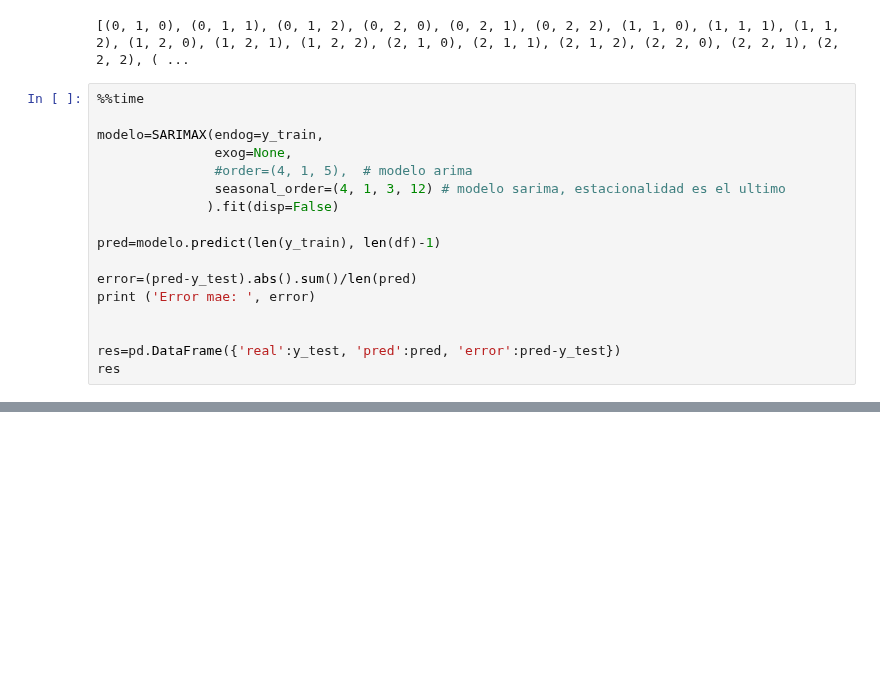
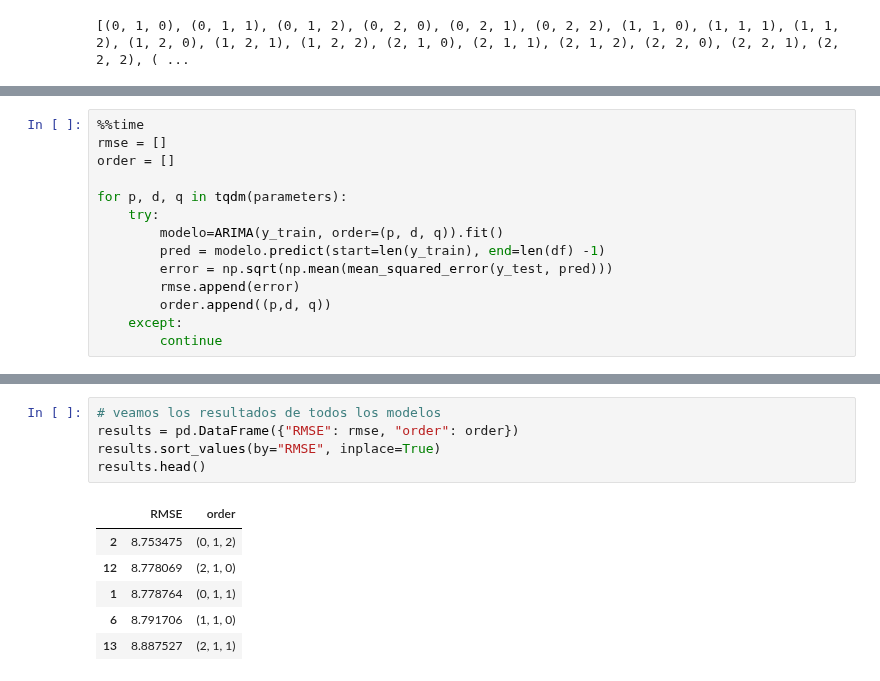
Before and after one commit to charlieciordia/AQ-MAD, a Jupyter notebook: notebook/df_38.ipynb, the cells around one changed output, grey strips where cells are left out. Cells and saved outputs as stored; diff of their text form; blank space fills up the shorter version.

```diff
--- a/notebook/df_38.ipynb
+++ b/notebook/df_38.ipynb
@@ -152,20 +152,3 @@ parameters = list(product(ps,ds, qs))
 print(parameters)
 # %% [output]
 [(0, 1, 0), (0, 1, 1), (0, 1, 2), (0, 2, 0), (0, 2, 1), (0, 2, 2), (1, 1, 0), (1, 1, 1), (1, 1, 2), (1, 2, 0), (1, 2, 1), (1, 2, 2), (2, 1, 0), (2, 1, 1), (2, 1, 2), (2, 2, 0), (2, 2, 1), (2, 2, 2), ( ...
-# %%
-%%time
-
-modelo=SARIMAX(endog=y_train,
-               exog=None,
-               #order=(4, 1, 5),  # modelo arima
-               seasonal_order=(4, 1, 3, 12) # modelo sarima, estacionalidad es el ultimo
-              ).fit(disp=False)
-
-pred=modelo.predict(len(y_train), len(df)-1)
-
-error=(pred-y_test).abs().sum()/len(pred)
-print ('Error mae: ', error)
-
-
-res=pd.DataFrame({'real':y_test, 'pred':pred, 'error':pred-y_test})
-res
@@ -197,0 +155,14 @@ plt.plot(res["real"], c = "black");
+# %%
+%%time
+rmse = []
+order = []
+
+for p, d, q in tqdm(parameters):
+    try:
+        modelo=ARIMA(y_train, order=(p, d, q)).fit()
+        pred = modelo.predict(start=len(y_train), end=len(df) -1)
+        error = np.sqrt(np.mean(mean_squared_error(y_test, pred)))
+        rmse.append(error)
+        order.append((p,d, q))
+    except:
+        continue
@@ -197,0 +172,12 @@ plt.plot(res["real"], c = "black");
+# %%
+# veamos los resultados de todos los modelos
+results = pd.DataFrame({"RMSE": rmse, "order": order})
+results.sort_values(by="RMSE", inplace=True)
+results.head()
+# %% [output]
+|  | RMSE | order |
+| 2 | 8.753475 | (0, 1, 2) |
+| 12 | 8.778069 | (2, 1, 0) |
+| 1 | 8.778764 | (0, 1, 1) |
+| 6 | 8.791706 | (1, 1, 0) |
+| 13 | 8.887527 | (2, 1, 1) |
```
Also changed, not shown: parts of 8 cells of this notebook, 2 other files.
